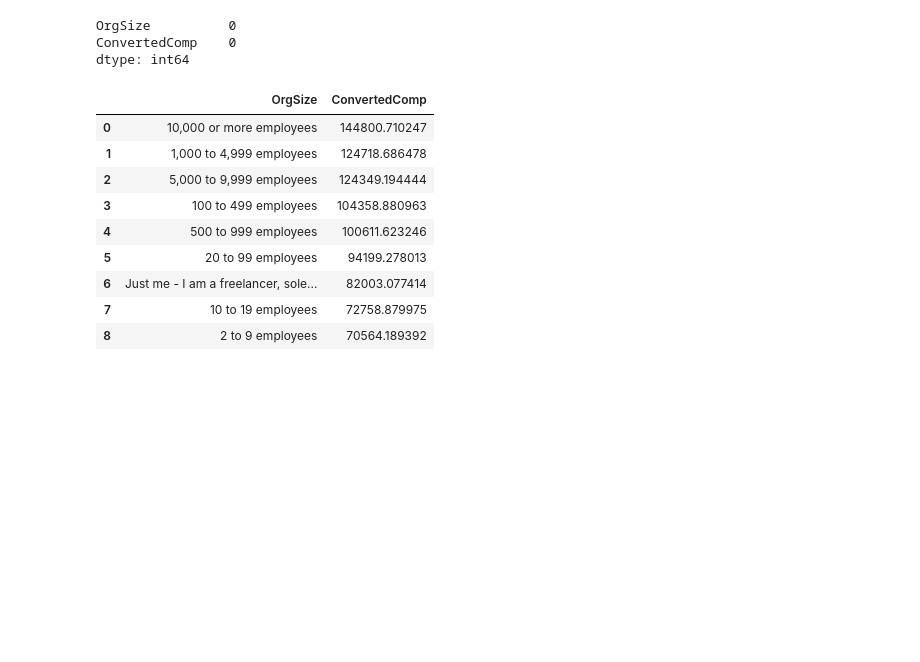
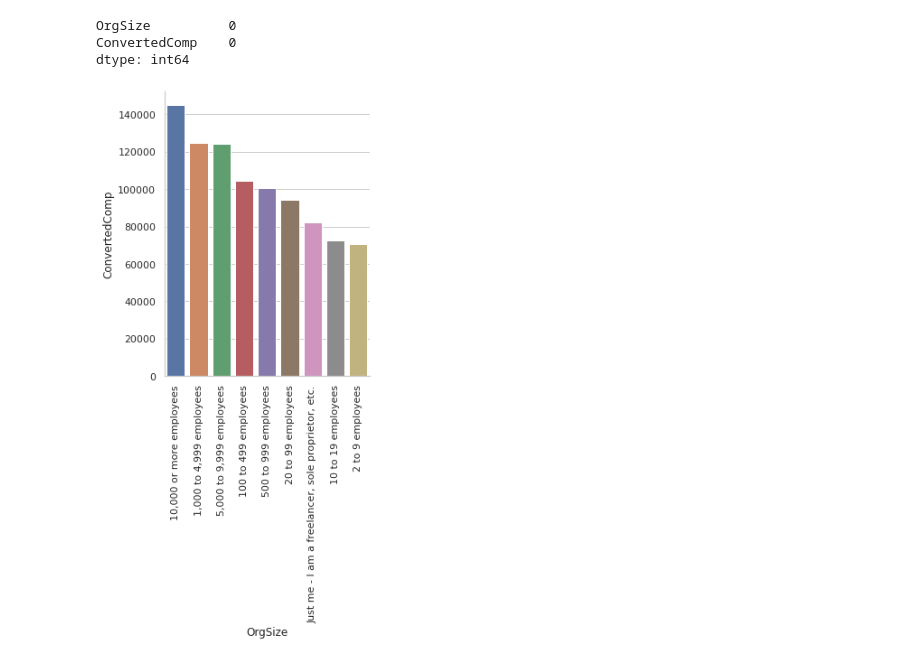
Before and after one commit to rajeevfromkrec/udacity_datascience, a Jupyter notebook: Udacity_data_science_project_1.ipynb, the cells around one changed output. Drawn from its saved outputs; the diff is of its cells as text; code cells hidden in the pictures; blank space fills up the shorter version.

```diff
--- a/Udacity_data_science_project_1.ipynb
+++ b/Udacity_data_science_project_1.ipynb
@@ -343,15 +345,11 @@ OrgSize          0
 ConvertedComp    0
 dtype: int64
 # %%
-df_comp_size.groupby('OrgSize').mean().sort_values(['ConvertedComp'],ascending=False).reset_index()
+df5=df_comp_size.groupby('OrgSize').mean().sort_values(['ConvertedComp'],ascending=False).reset_index()
-# %% [output]
-|  | OrgSize | ConvertedComp |
-| 0 | 10,000 or more employees | 144800.710247 |
-| 1 | 1,000 to 4,999 employees | 124718.686478 |
-| 2 | 5,000 to 9,999 employees | 124349.194444 |
-| 3 | 100 to 499 employees | 104358.880963 |
-| 4 | 500 to 999 employees | 100611.623246 |
-| 5 | 20 to 99 employees | 94199.278013 |
-| 6 | Just me - I am a freelancer, sole... | 82003.077414 |
-| 7 | 10 to 19 employees | 72758.879975 |
-| 8 | 2 to 9 employees | 70564.189392 |
+# %%
+sns.set(style="whitegrid")
+g=sns.catplot(x="OrgSize", y="ConvertedComp", kind="bar", data=df5)
+plt.xticks(rotation=90)
+plt.show()
+# %% [output]
+[figure, added]
```
Also changed, not shown: parts of 1 cell of this notebook.
